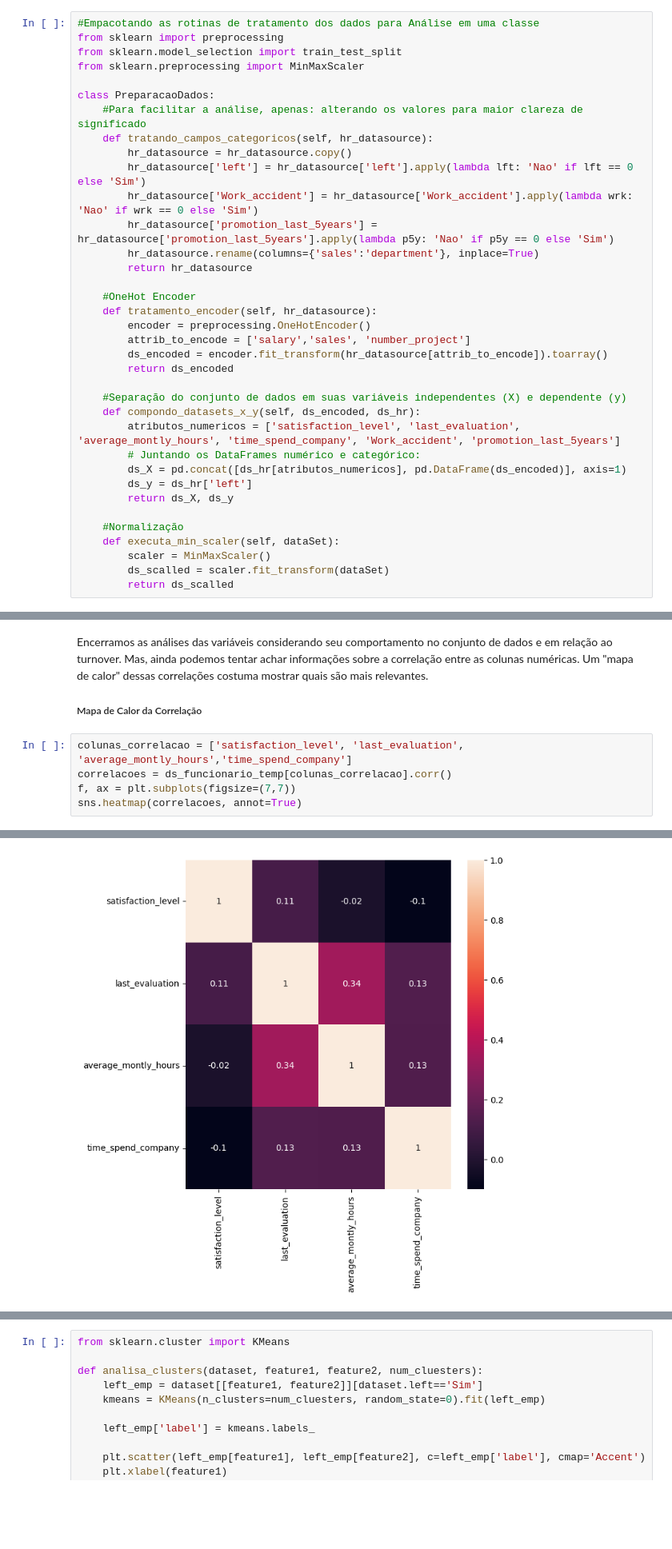
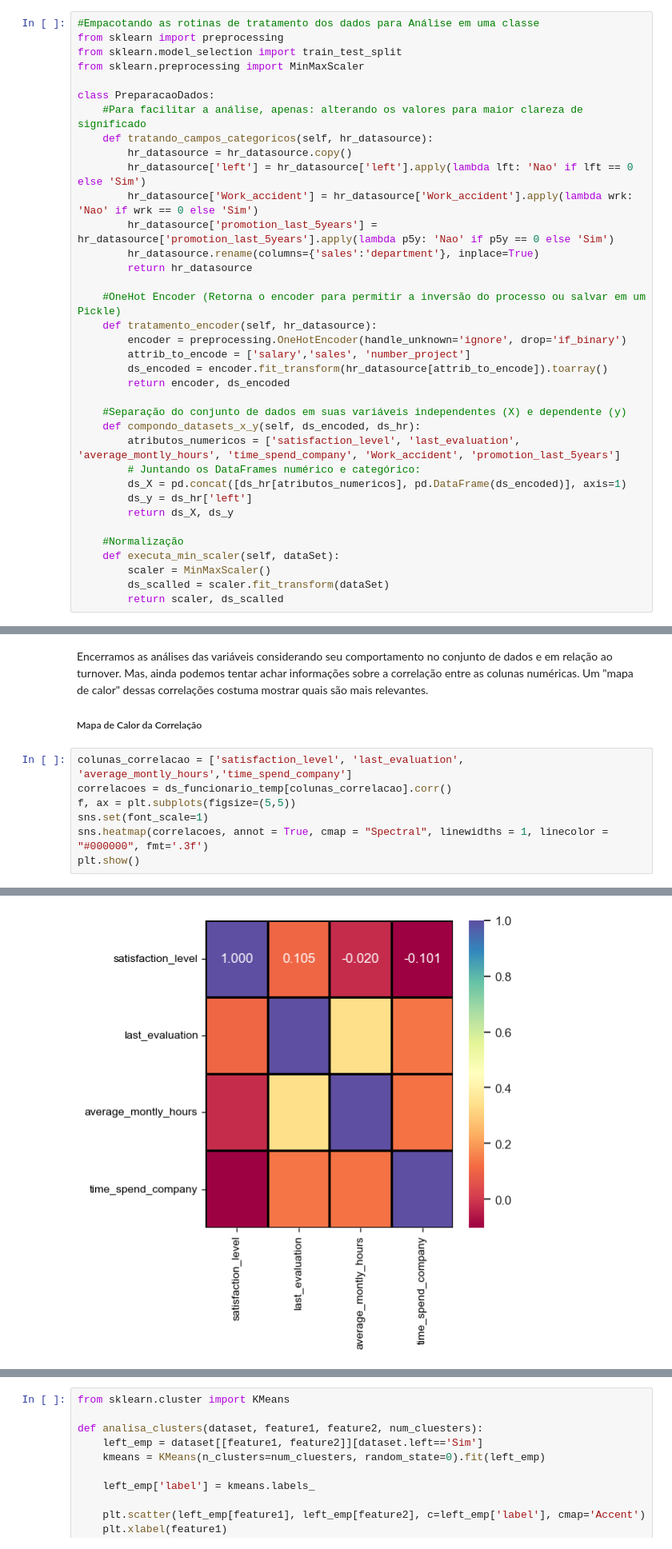
Before and after one commit to EduBuarque/portfolio, a Jupyter notebook: modelos/Turnover_RH.ipynb, the cells around one changed output, grey strips where cells are left out. Shown at 80% size. Saved outputs shown, nothing was run; the diff lists cells and outputs as text; blank space fills up the shorter version.

```diff
--- a/modelos/Turnover_RH.ipynb
+++ b/modelos/Turnover_RH.ipynb
@@ -133,12 +141,12 @@ class PreparacaoDados:
         hr_datasource.rename(columns={'sales':'department'}, inplace=True)
         return hr_datasource
 
-    #OneHot Encoder
+    #OneHot Encoder (Retorna o encoder para permitir a inversão do processo ou salvar em um Pickle)
     def tratamento_encoder(self, hr_datasource):
-        encoder = preprocessing.OneHotEncoder()
+        encoder = preprocessing.OneHotEncoder(handle_unknown='ignore', drop='if_binary')
         attrib_to_encode = ['salary','sales', 'number_project']
         ds_encoded = encoder.fit_transform(hr_datasource[attrib_to_encode]).toarray()
-        return ds_encoded
+        return encoder, ds_encoded
 
     #Separação do conjunto de dados em suas variáveis independentes (X) e dependente (y)
     def compondo_datasets_x_y(self, ds_encoded, ds_hr):
@@ -152,7 +160,7 @@ class PreparacaoDados:
     def executa_min_scaler(self, dataSet):
         scaler = MinMaxScaler()
         ds_scalled = scaler.fit_transform(dataSet)
-        return ds_scalled
+        return scaler, ds_scalled
 # %%
 #Criação do manipulador de atributos
 preparador = PreparacaoDados()
@@ -562,6 +555,8 @@ Encerramos as análises das variáveis considerando seu comportamento no conjunt
 # %%
 colunas_correlacao = ['satisfaction_level',	'last_evaluation', 'average_montly_hours','time_spend_company']
 correlacoes = ds_funcionario_temp[colunas_correlacao].corr()
-f, ax = plt.subplots(figsize=(7,7))
-sns.heatmap(correlacoes, annot=True)
+f, ax = plt.subplots(figsize=(5,5))
+sns.set(font_scale=1)
+sns.heatmap(correlacoes, annot = True, cmap = "Spectral", linewidths = 1, linecolor = "#000000", fmt='.3f')
+plt.show()
 # %% [output]
@@ -569,2 +563,2 @@ sns.heatmap(correlacoes, annot=True)
-[figure, old version]
+[figure, new version]
 # %% [markdown]
```
Also changed, not shown: parts of 110 cells of this notebook, 3 other files.
